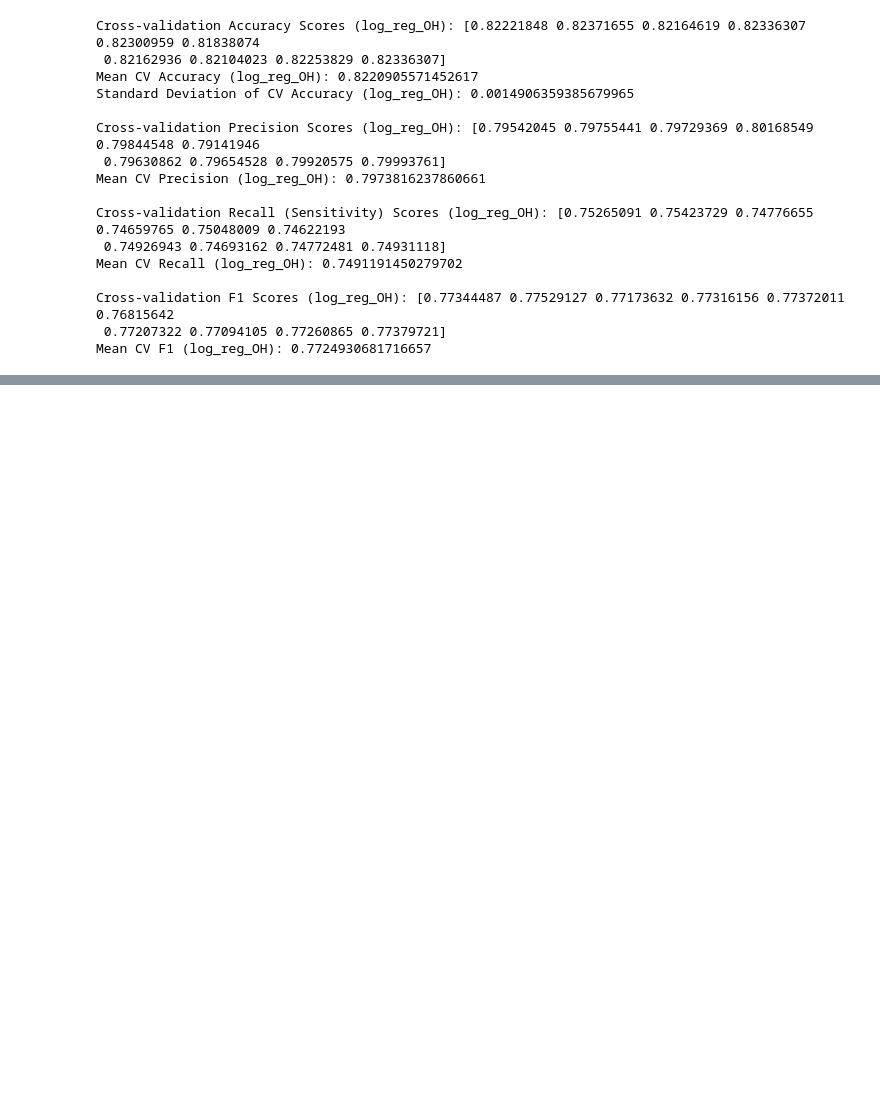
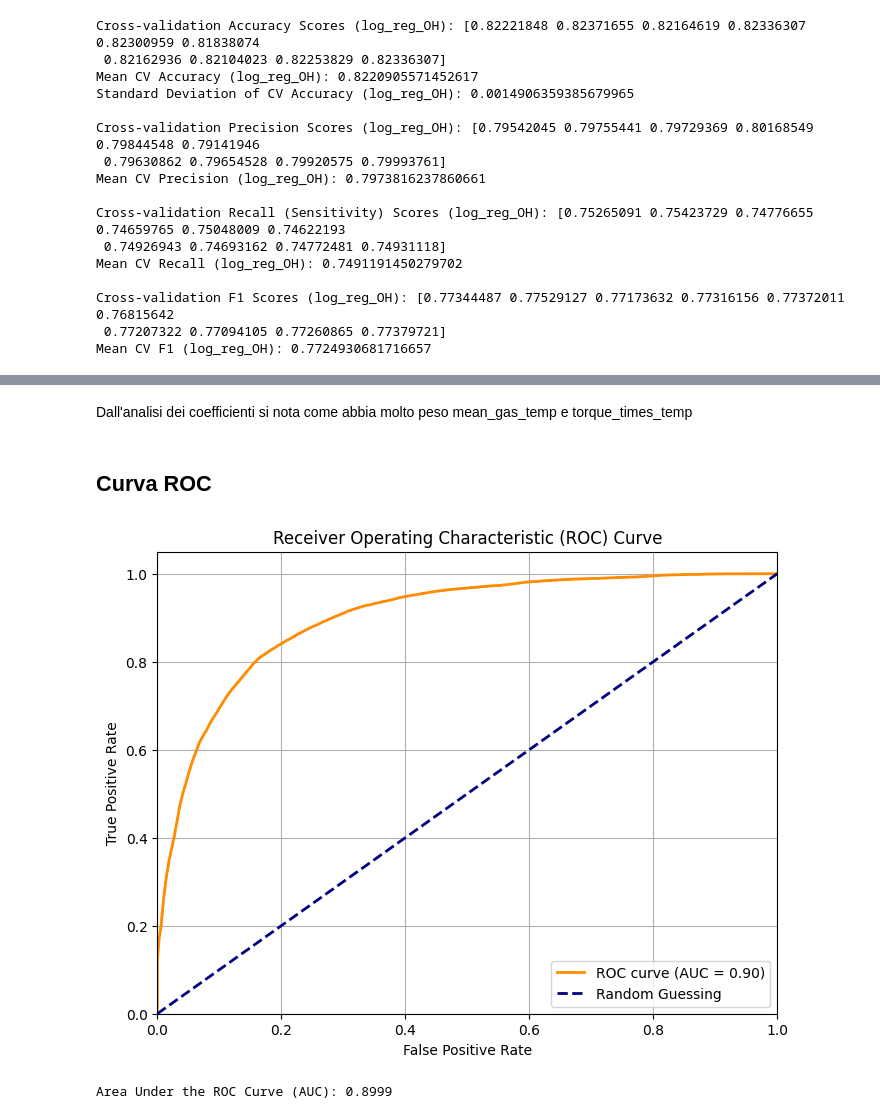
Before and after one commit to TizianoCosta/AML_2425_FinalProject, a Jupyter notebook: notebook/regressione_logistica_3.ipynb, the cells around one changed output, grey strips where cells are left out. Drawn from its saved outputs; the diff is of its cells as text; code cells hidden in the pictures; blank space fills up the shorter version.

```diff
--- a/notebook/regressione_logistica_3.ipynb
+++ b/notebook/regressione_logistica_3.ipynb
@@ -1089,0 +1167,36 @@ Mean CV F1 (log_reg_OH): 0.7724930681716657
+# %% [markdown]
+Dall'analisi dei coefficienti si nota come abbia molto peso mean_gas_temp e torque_times_temp
+# %% [markdown]
+## Curva ROC
+# %%
+# prompt: plotta la curva AUC
+
+import matplotlib.pyplot as plt
+from sklearn.metrics import roc_curve, auc
+
+# Get the predicted probabilities for the positive class (class 1)
+y_prob = log_reg_OH.predict_proba(data_test_x)[:, 1]
+
+# Calculate the false positive rate (fpr) and true positive rate (tpr) for various thresholds
+fpr, tpr, thresholds = roc_curve(data_test_y, y_prob)
+
+# Calculate the Area Under the Curve (AUC)
+roc_auc = auc(fpr, tpr)
+
+# Plot the ROC curve
+plt.figure(figsize=(8, 6))
+plt.plot(fpr, tpr, color='darkorange', lw=2, label=f'ROC curve (AUC = {roc_auc:.2f})')
+plt.plot([0, 1], [0, 1], color='navy', lw=2, linestyle='--', label='Random Guessing') # Diagonal line
+plt.xlim([0.0, 1.0])
+plt.ylim([0.0, 1.05])
+plt.xlabel('False Positive Rate')
+plt.ylabel('True Positive Rate')
+plt.title('Receiver Operating Characteristic (ROC) Curve')
+plt.legend(loc="lower right")
+plt.grid(True)
+plt.show()
+
+print(f"Area Under the ROC Curve (AUC): {roc_auc:.4f}")
+# %% [output]
+[figure, added]
+Area Under the ROC Curve (AUC): 0.8999
```
Also changed, not shown: parts of 4 cells of this notebook.
